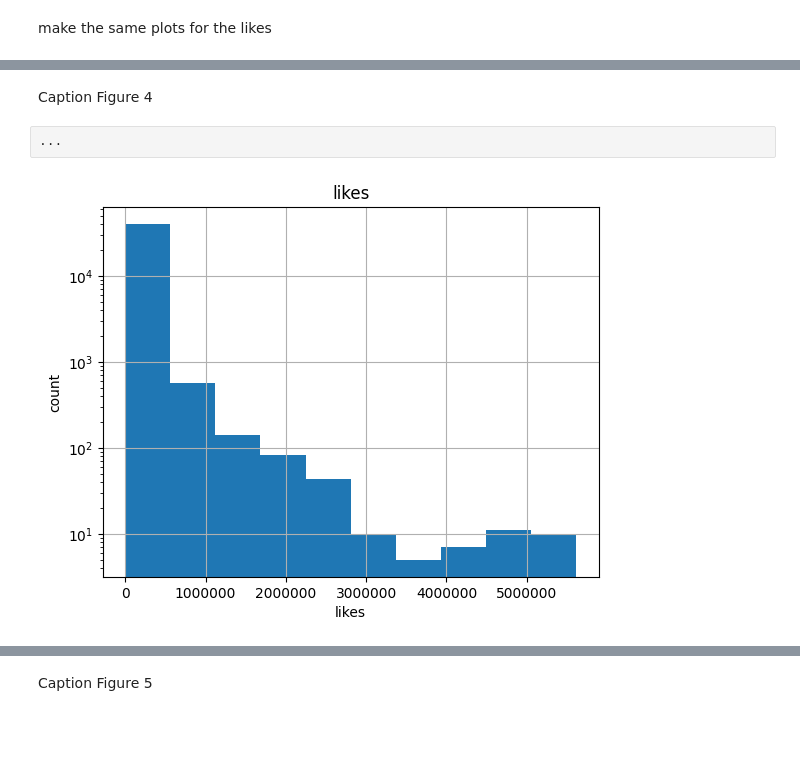
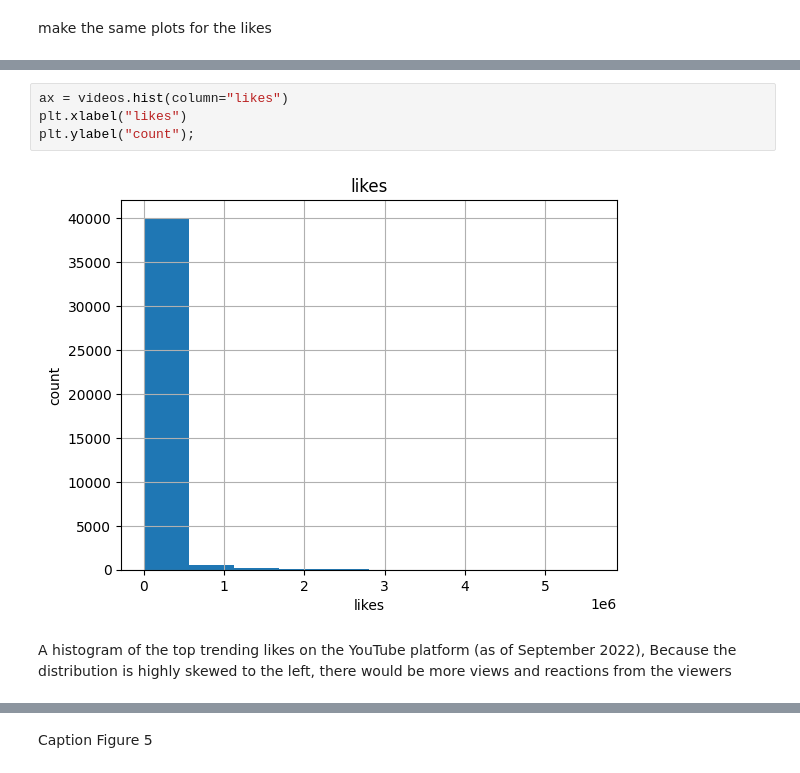
Before and after one commit to adeoluafo/FDSDE_AAfolabi, a Jupyter notebook: HW2/videosanalysis_exploratory.ipynb, the cells around one changed output, grey strips where cells are left out. Saved outputs shown, nothing was run; the diff lists cells and outputs as text; blank space fills up the shorter version.

```diff
--- a/HW2/videosanalysis_exploratory.ipynb
+++ b/HW2/videosanalysis_exploratory.ipynb
@@ -145,6 +141,9 @@ make the same plots for the likes
-# %% [markdown]
-Caption Figure 4
-# %%
-...
-# %% [output]
-[figure, removed]
+# %%
+ax = videos.hist(column="likes")
+plt.xlabel("likes")
+plt.ylabel("count");
+# %% [output]
+[figure, added]
+# %% [markdown]
+
+A histogram of the top trending likes on the YouTube platform (as of September 2022), Because the distribution is highly skewed to the left, there would be more views and reactions from the viewers
```
Also changed, not shown: parts of 38 cells of this notebook.
